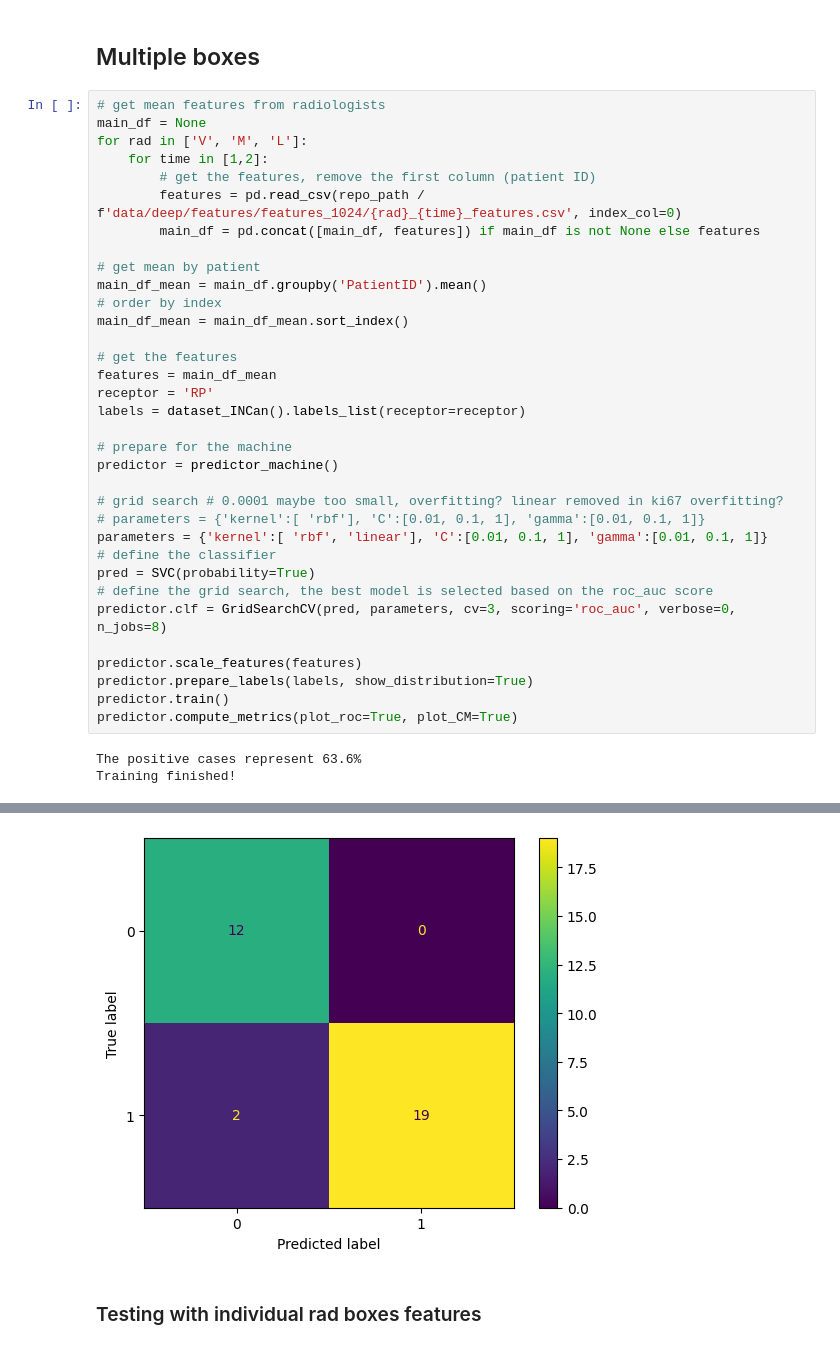
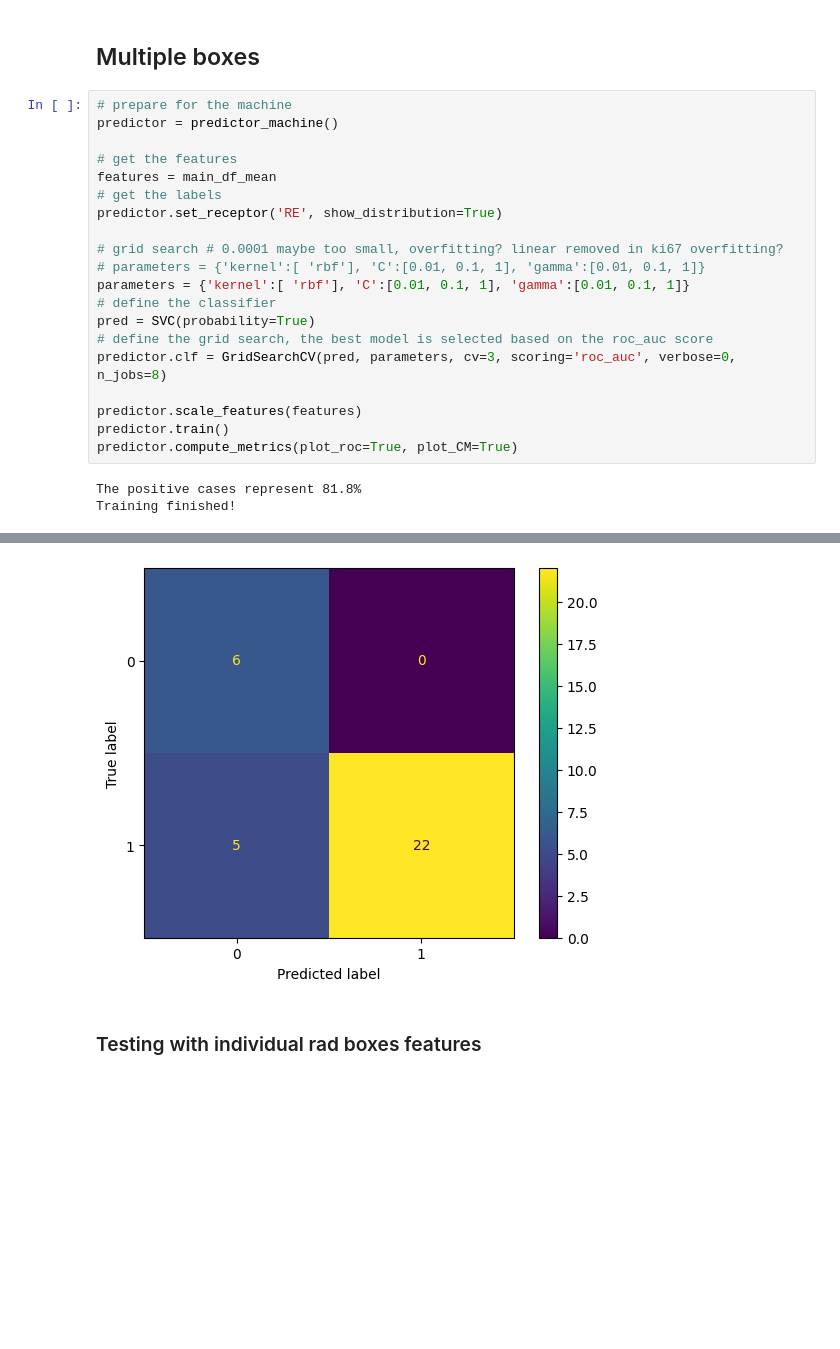
Before and after one commit to Likalto4/Added_value_feature_uncertainty, a Jupyter notebook: deep/machine_learning/trainig_pipeline.ipynb, the cells around one changed output, grey strips where cells are left out. Drawn from its saved outputs; the diff is of its cells as text; blank space fills up the shorter version.

```diff
--- a/deep/machine_learning/trainig_pipeline.ipynb
+++ b/deep/machine_learning/trainig_pipeline.ipynb
@@ -328,39 +340,25 @@ F1: 0.9500000000000001
 # %% [markdown]
 ## Multiple boxes
 # %%
-# get mean features from radiologists
-main_df = None
-for rad in ['V', 'M', 'L']:
-    for time in [1,2]:
-        # get the features, remove the first column (patient ID)
-        features = pd.read_csv(repo_path / f'data/deep/features/features_1024/{rad}_{time}_features.csv', index_col=0)
-        main_df = pd.concat([main_df, features]) if main_df is not None else features
-
-# get mean by patient
-main_df_mean = main_df.groupby('PatientID').mean()
-# order by index
-main_df_mean = main_df_mean.sort_index()
+# prepare for the machine
+predictor = predictor_machine()
 
 # get the features
 features = main_df_mean
-receptor = 'RP'
-labels = dataset_INCan().labels_list(receptor=receptor)
-
-# prepare for the machine
-predictor = predictor_machine()
+# get the labels
+predictor.set_receptor('RE', show_distribution=True)
 
 # grid search # 0.0001 maybe too small, overfitting? linear removed in ki67 overfitting?
 # parameters = {'kernel':[ 'rbf'], 'C':[0.01, 0.1, 1], 'gamma':[0.01, 0.1, 1]}
-parameters = {'kernel':[ 'rbf', 'linear'], 'C':[0.01, 0.1, 1], 'gamma':[0.01, 0.1, 1]}
+parameters = {'kernel':[ 'rbf'], 'C':[0.01, 0.1, 1], 'gamma':[0.01, 0.1, 1]}
 # define the classifier
 pred = SVC(probability=True)
 # define the grid search, the best model is selected based on the roc_auc score
 predictor.clf = GridSearchCV(pred, parameters, cv=3, scoring='roc_auc', verbose=0, n_jobs=8)
 
 predictor.scale_features(features)
-predictor.prepare_labels(labels, show_distribution=True)
 predictor.train()
 predictor.compute_metrics(plot_roc=True, plot_CM=True)
 # %% [output]
-The positive cases represent 63.6%
+The positive cases represent 81.8%
 Training finished!
@@ -373,4 +371,4 @@ F1: 0.9500000000000001
-[figure, old version]
+[figure, new version]
 # %% [markdown]
 ### Testing with individual rad boxes features
 # %%
```
Also changed, not shown: parts of 7 cells of this notebook, 1 other file.
